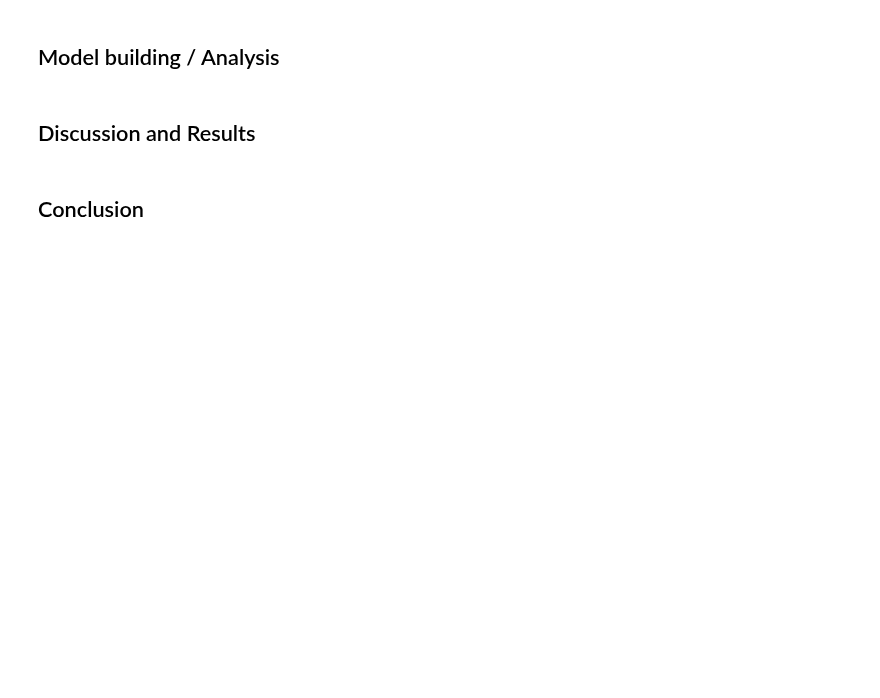
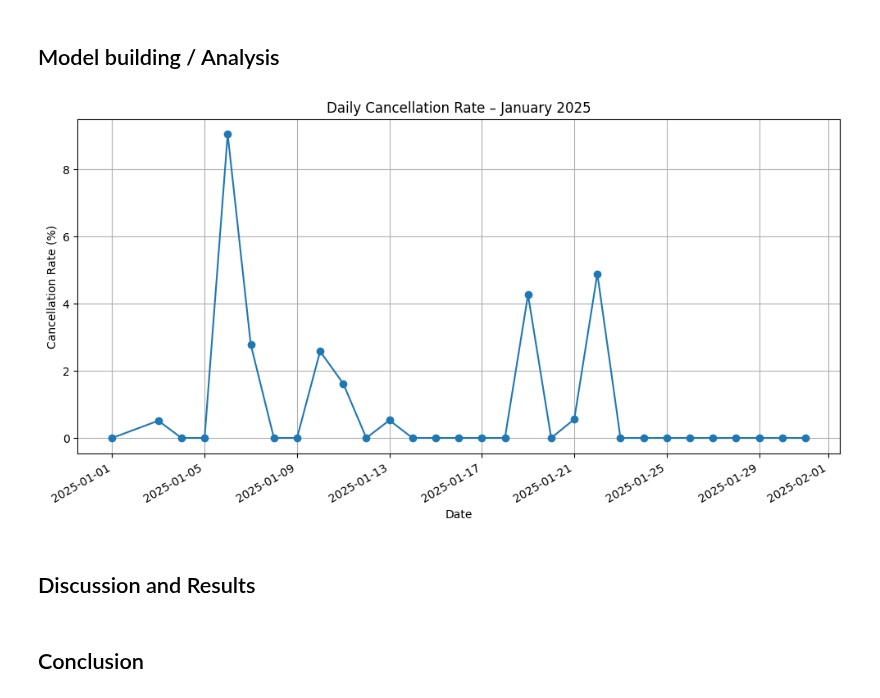
Before and after one commit to Iamkoss/cis9650_flight_data, a Jupyter notebook: fligh_data.ipynb, the cells around one changed output. Drawn from its saved outputs; the diff is of its cells as text; code cells hidden in the pictures; blank space fills up the shorter version.

```diff
--- a/fligh_data.ipynb
+++ b/fligh_data.ipynb
@@ -271,0 +393,14 @@ all_dfs = clean_data(all_dfs)
+# %%
+#handle missing values:
+
+
+#  fill in missing gate terminal/gate information
+df['departure_terminal'] = df['departure_terminal'].fillna("Unknown")
+df['departure_gate'] = df['departure_gate'].fillna("Unknown")
+
+# Drop flights missing flight_status (dropping flihts that do not have a flight states; prob will not happen, but checking in case)
+df = df.dropna(subset=['flight_status'])
+
+
+print("Cleaned up missing info. shows that there are 697 flights that have missing departing_delay info, 1364 have missing departure_actual info.")
+df.isna().sum().head(15)
@@ -271,0 +426,8 @@ all_dfs = clean_data(all_dfs)
+# %%
+#adding a flag (true/false) if a flight was cancelled so we can use it to analyze cancellation rates
+
+#marks either true or false
+df['is_cancelled'] = df['flight_status'].eq('cancelled')
+
+print("Cancellation flag created.")
+df[['flight_status', 'is_cancelled']].head()
@@ -276,5 +750,19 @@ display(df)
 # %% [markdown]
 ## Model building / Analysis
+# %%
+#cancellations by date in Jan:
+
+
+
+plt.figure(figsize=(12,6))
+cancel_by_date.plot(marker='o')
+plt.title('Daily Cancellation Rate – January 2025')
+plt.xlabel('Date')
+plt.ylabel('Cancellation Rate (%)')
+plt.grid(True)
+plt.show()
+# %% [output]
+[figure, added]
 # %% [markdown]
 ## Discussion and Results
 # %% [markdown]
```
Also changed, not shown: parts of 16 cells of this notebook.
